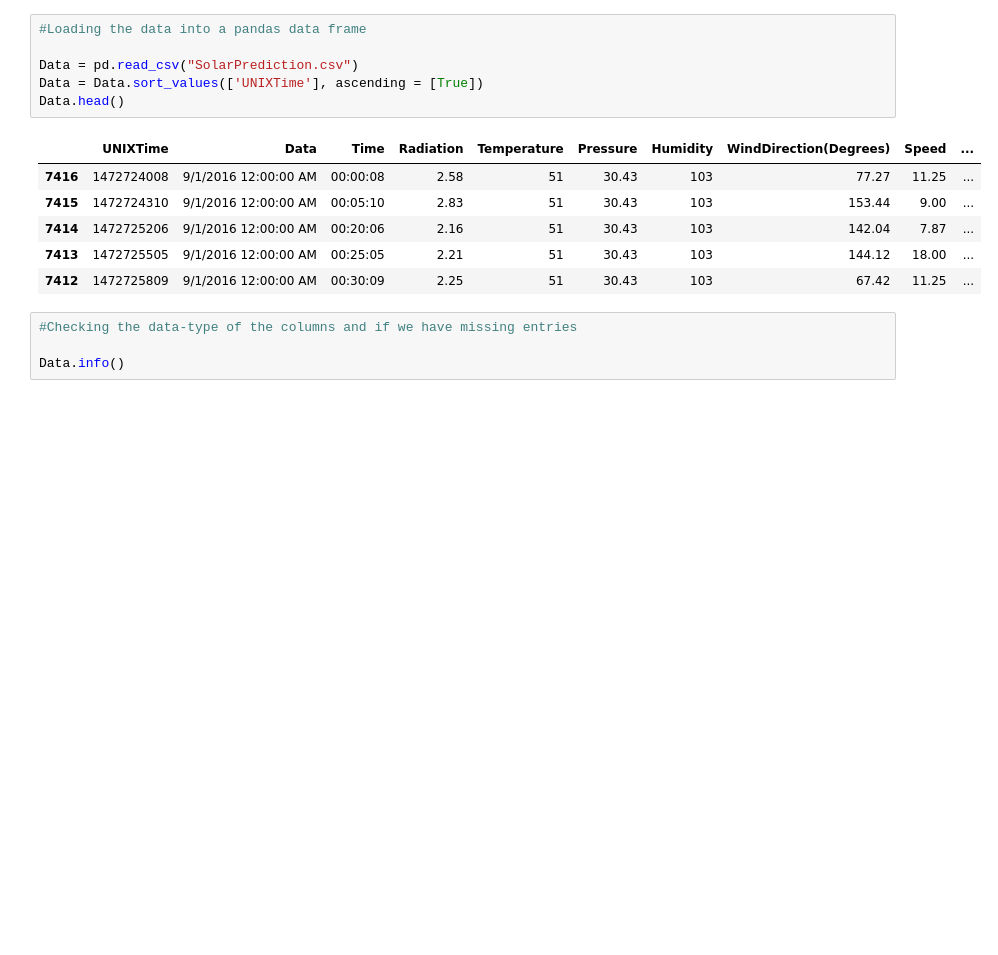
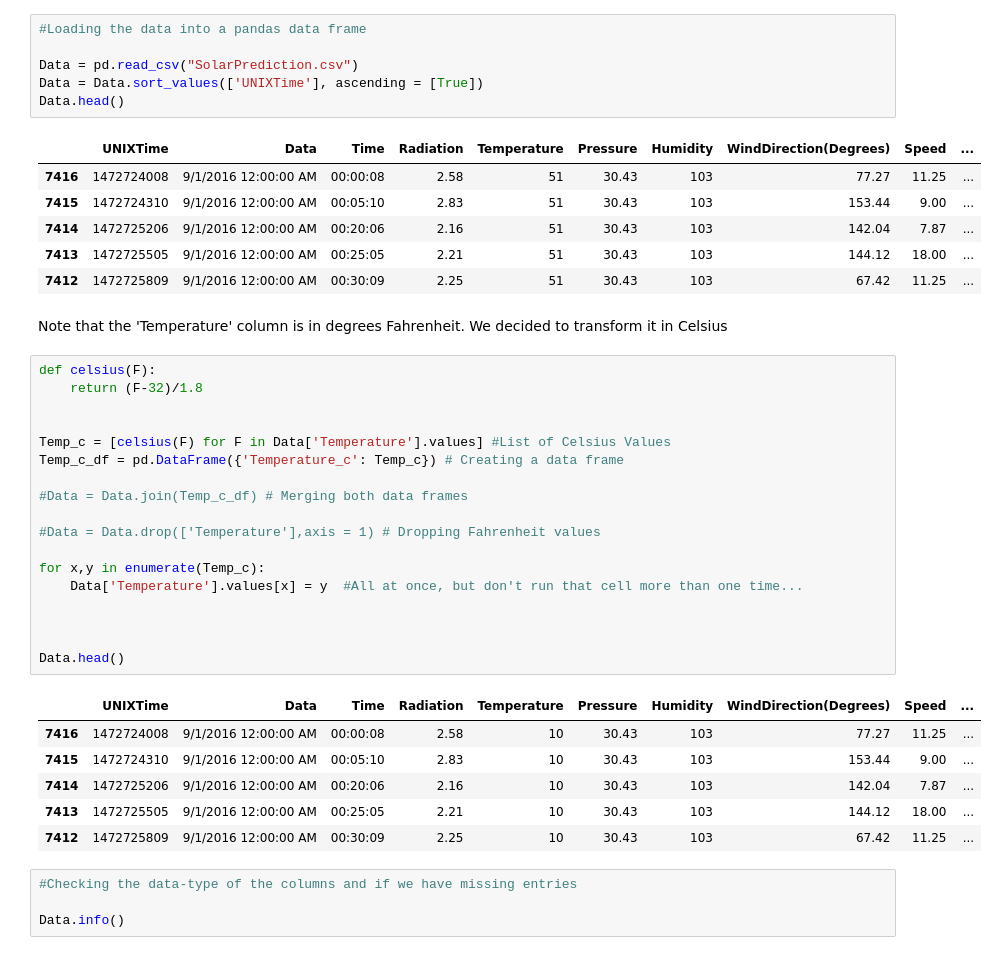
Before and after one commit to caua-veiga/Kaggle_SolarRadiation, a Jupyter notebook: Kaggle_SolarRadiation.ipynb, the cells around one changed output. Saved outputs shown, nothing was run; the diff lists cells and outputs as text; blank space fills up the shorter version.

```diff
--- a/Kaggle_SolarRadiation.ipynb
+++ b/Kaggle_SolarRadiation.ipynb
@@ -47,6 +47,33 @@ Data.head()
 | 7414 | 1472725206 | 9/1/2016 12:00:00 AM | 00:20:06 | 2.16 | 51 | 30.43 | 103 | 142.04 | 7.87 | ... |
 | 7413 | 1472725505 | 9/1/2016 12:00:00 AM | 00:25:05 | 2.21 | 51 | 30.43 | 103 | 144.12 | 18.00 | ... |
 | 7412 | 1472725809 | 9/1/2016 12:00:00 AM | 00:30:09 | 2.25 | 51 | 30.43 | 103 | 67.42 | 11.25 | ... |
+# %% [markdown]
+Note that the 'Temperature' column is in degrees Fahrenheit. We decided to transform it in Celsius
+# %%
+def celsius(F):
+    return (F-32)/1.8
+
+
+Temp_c = [celsius(F) for F in Data['Temperature'].values] #List of Celsius Values
+Temp_c_df = pd.DataFrame({'Temperature_c': Temp_c}) # Creating a data frame
+
+#Data = Data.join(Temp_c_df) # Merging both data frames
+
+#Data = Data.drop(['Temperature'],axis = 1) # Dropping Fahrenheit values
+
+for x,y in enumerate(Temp_c):
+    Data['Temperature'].values[x] = y  #All at once, but don't run that cell more than one time...
+
+
+
+Data.head()
+# %% [output]
+|  | UNIXTime | Data | Time | Radiation | Temperature | Pressure | Humidity | WindDirection(Degrees) | Speed | ... |
+| 7416 | 1472724008 | 9/1/2016 12:00:00 AM | 00:00:08 | 2.58 | 10 | 30.43 | 103 | 77.27 | 11.25 | ... |
+| 7415 | 1472724310 | 9/1/2016 12:00:00 AM | 00:05:10 | 2.83 | 10 | 30.43 | 103 | 153.44 | 9.00 | ... |
+| 7414 | 1472725206 | 9/1/2016 12:00:00 AM | 00:20:06 | 2.16 | 10 | 30.43 | 103 | 142.04 | 7.87 | ... |
+| 7413 | 1472725505 | 9/1/2016 12:00:00 AM | 00:25:05 | 2.21 | 10 | 30.43 | 103 | 144.12 | 18.00 | ... |
+| 7412 | 1472725809 | 9/1/2016 12:00:00 AM | 00:30:09 | 2.25 | 10 | 30.43 | 103 | 67.42 | 11.25 | ... |
 # %%
 #Checking the data-type of the columns and if we have missing entries
 
```
Also changed, not shown: parts of 7 cells of this notebook.
